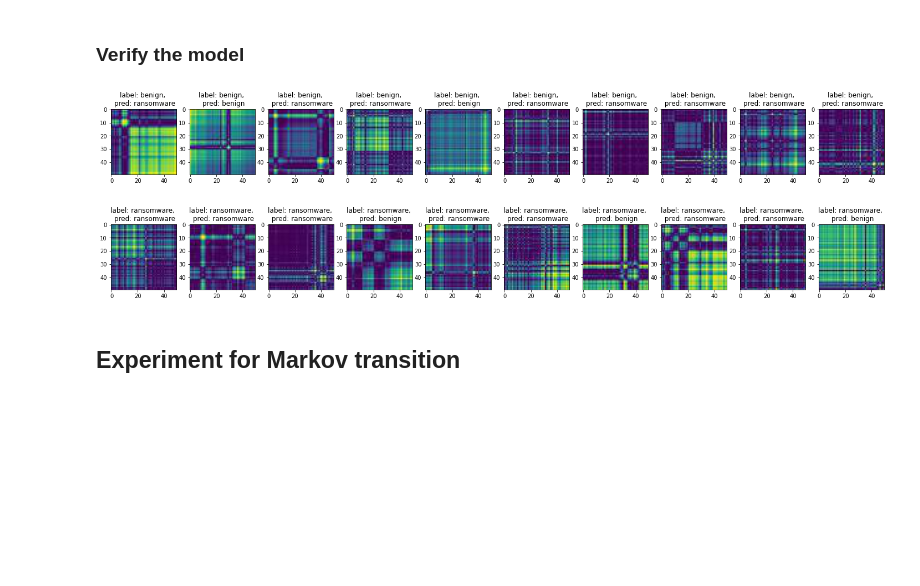
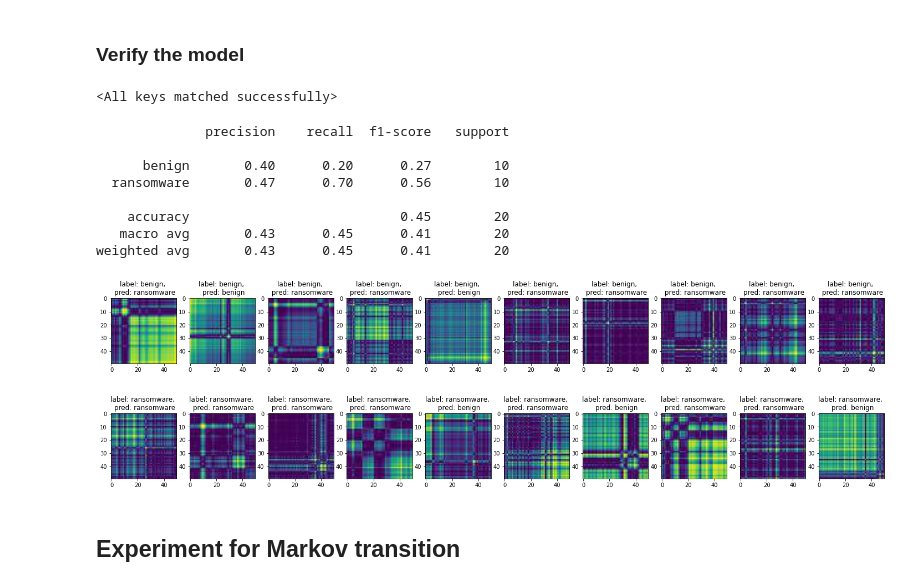
Before and after one commit to olihofmann/cas-aml, a Jupyter notebook: crypto-ransomware-detection/create-bm-cnn-model.ipynb, the cells around one changed output. Saved outputs shown, nothing was run; the diff lists cells and outputs as text; code cells hidden in the pictures; blank space fills up the shorter version.

```diff
--- a/crypto-ransomware-detection/create-bm-cnn-model.ipynb
+++ b/crypto-ransomware-detection/create-bm-cnn-model.ipynb
@@ -329,11 +348,26 @@ Reusing TensorBoard on port 6012 (pid 25844), started 0:19:18 ago. (Use '!kill 2
 [interactive output not drawn]
 # %% [markdown]
 ### Verify the model
+# %%
+validation_model_gaf = BaselineNetwork(number_of_classes=len(gaf_idx_to_class), image_size=50)
+checkpoint_gaf = torch.load("checkpoints/BM-GAF/best-checkpoint.ckpt")
+
+validation_model_gaf.load_state_dict(checkpoint_gaf["state_dict"])
+# %% [output]
+<All keys matched successfully>
 # %%
 test_gaf_dataloader = DataLoader(test_gaf_dataset, batch_size=1, num_workers=0)
-eval_model(test_gaf_dataloader, gaf_idx_to_class, gaf_model)
+eval_model(test_gaf_dataloader, gaf_idx_to_class, validation_model_gaf)
 # %% [output]
+              precision    recall  f1-score   support
+
+      benign       0.40      0.20      0.27        10
+  ransomware       0.47      0.70      0.56        10
+
+    accuracy                           0.45        20
+   macro avg       0.43      0.45      0.41        20
+weighted avg       0.43      0.45      0.41        20
-[figure, old version]
+[figure, new version]
 # %% [markdown]
 ## Experiment for Markov transition
 # %%
```
Also changed, not shown: parts of 11 cells of this notebook, 1 other file.
